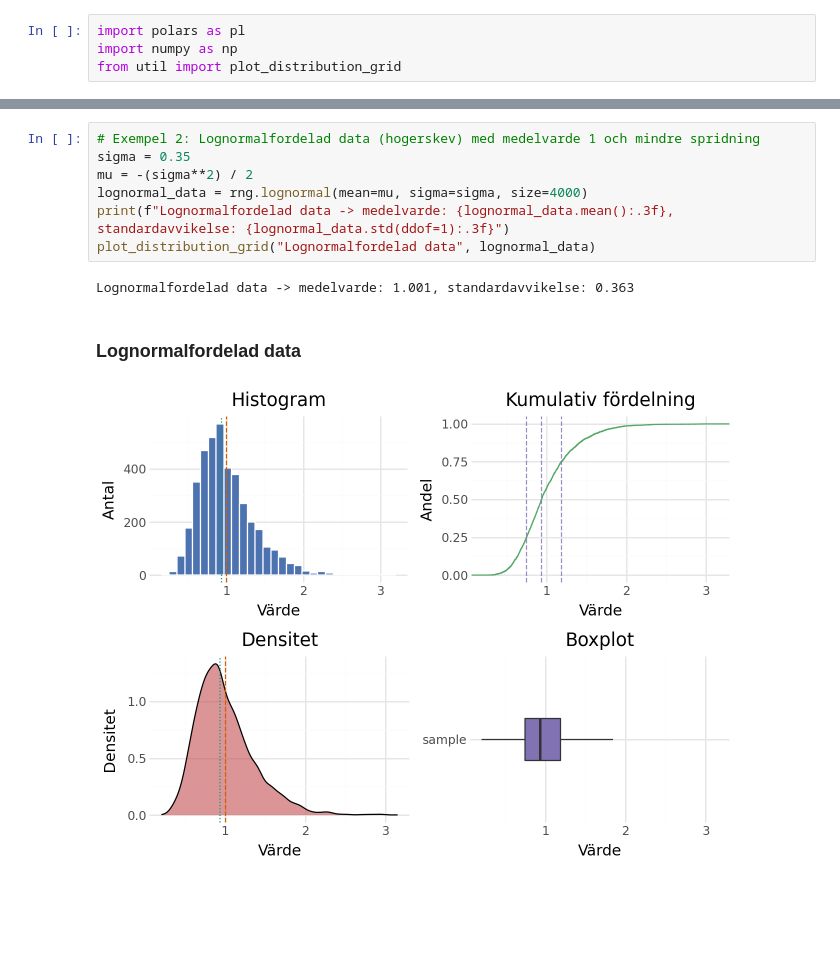
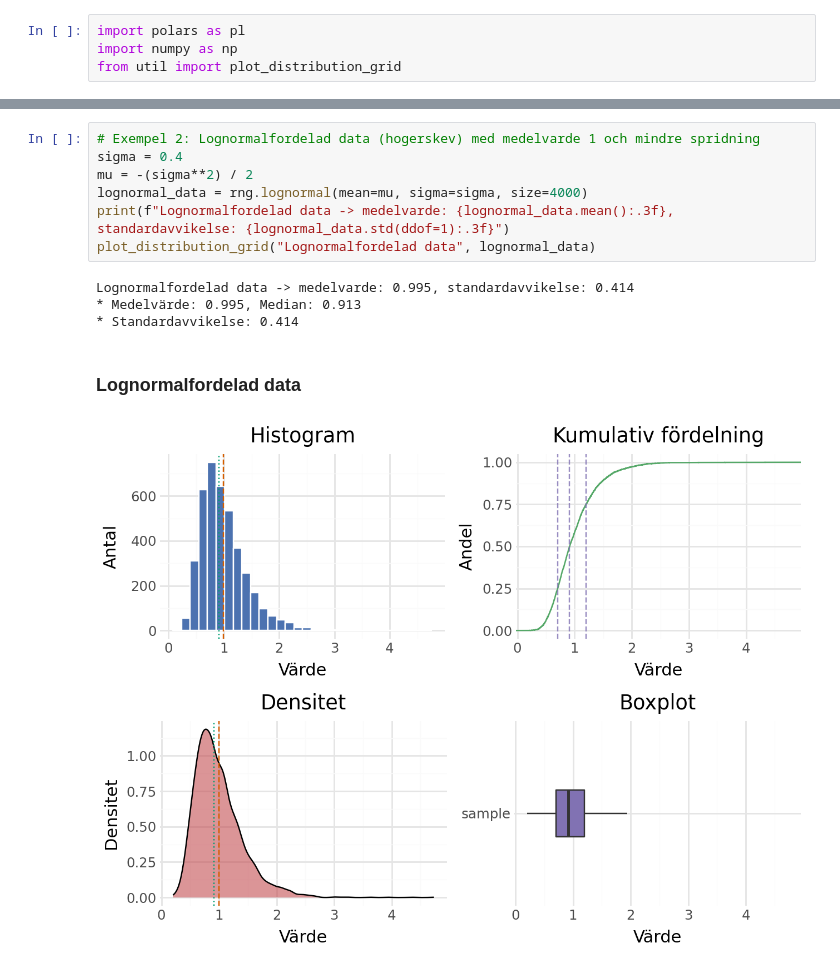
Before and after one commit to bitsteller/dataanalys-for-kollektivtrafik, a Jupyter notebook: Kod/statistical_analysis.ipynb, the cells around one changed output, grey strips where cells are left out. Cells and saved outputs as stored; diff of their text form; blank space fills up the shorter version.

```diff
--- a/Kod/statistical_analysis.ipynb
+++ b/Kod/statistical_analysis.ipynb
@@ -100,15 +127,17 @@ Normalfordelad data -> medelvarde: 0.941, standardavvikelse: 3.000
 [figure]
 # %%
 # Exempel 2: Lognormalfordelad data (hogerskev) med medelvarde 1 och mindre spridning
-sigma = 0.35
+sigma = 0.4
 mu = -(sigma**2) / 2
 lognormal_data = rng.lognormal(mean=mu, sigma=sigma, size=4000)
 print(f"Lognormalfordelad data -> medelvarde: {lognormal_data.mean():.3f}, standardavvikelse: {lognormal_data.std(ddof=1):.3f}")
 plot_distribution_grid("Lognormalfordelad data", lognormal_data)
 # %% [output]
-Lognormalfordelad data -> medelvarde: 1.001, standardavvikelse: 0.363
+Lognormalfordelad data -> medelvarde: 0.995, standardavvikelse: 0.414
+* Medelvärde: 0.995, Median: 0.913
+* Standardavvikelse: 0.414
 ### Lognormalfordelad data
-[figure, old version]
+[figure, new version]
 # %%
 # Exempel 3: Likformigt fordelad data med medelvarde 1
 uniform_data = rng.uniform(0, 2, size=4000)
```
Also changed, not shown: parts of 9 cells of this notebook, 1 other file.
